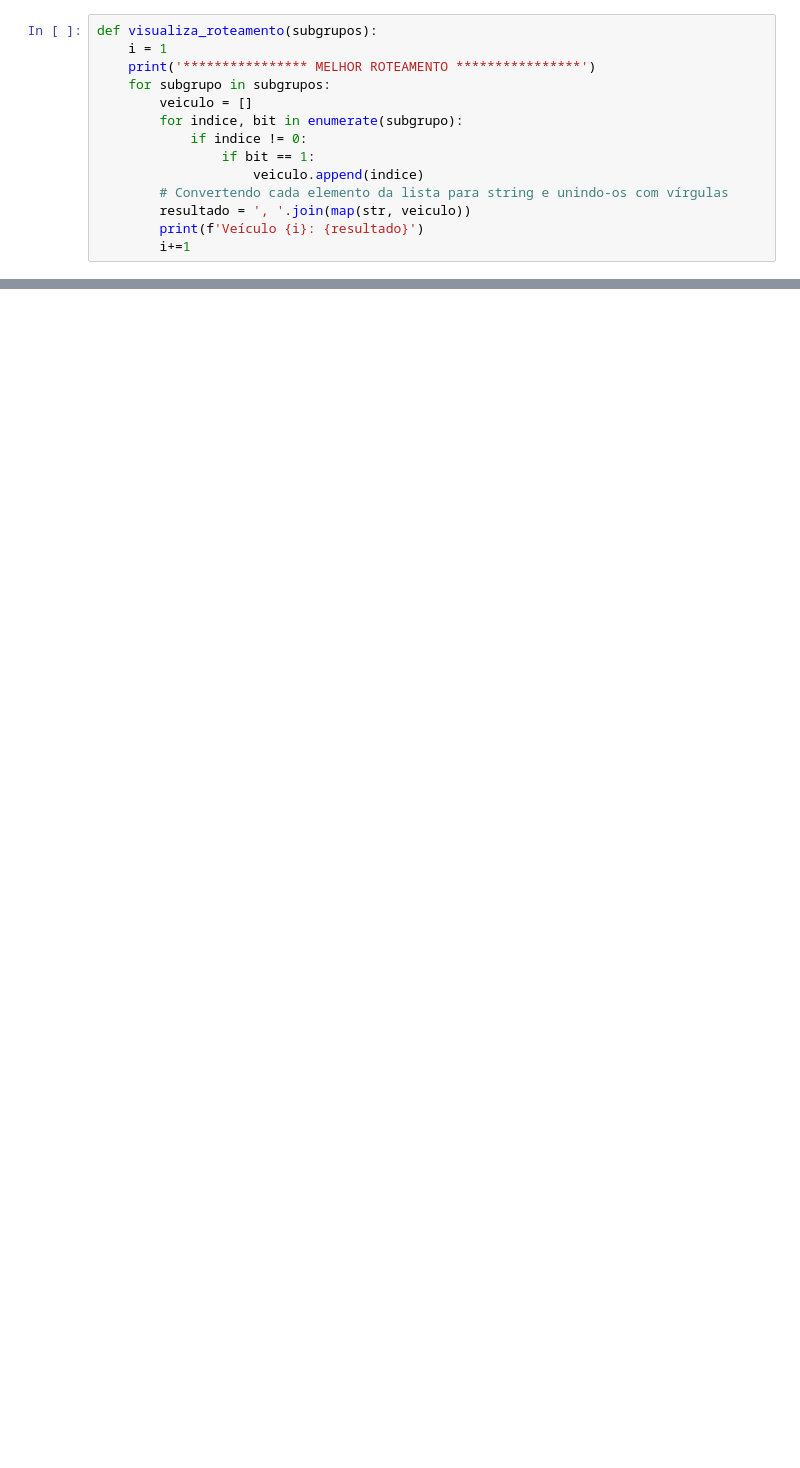
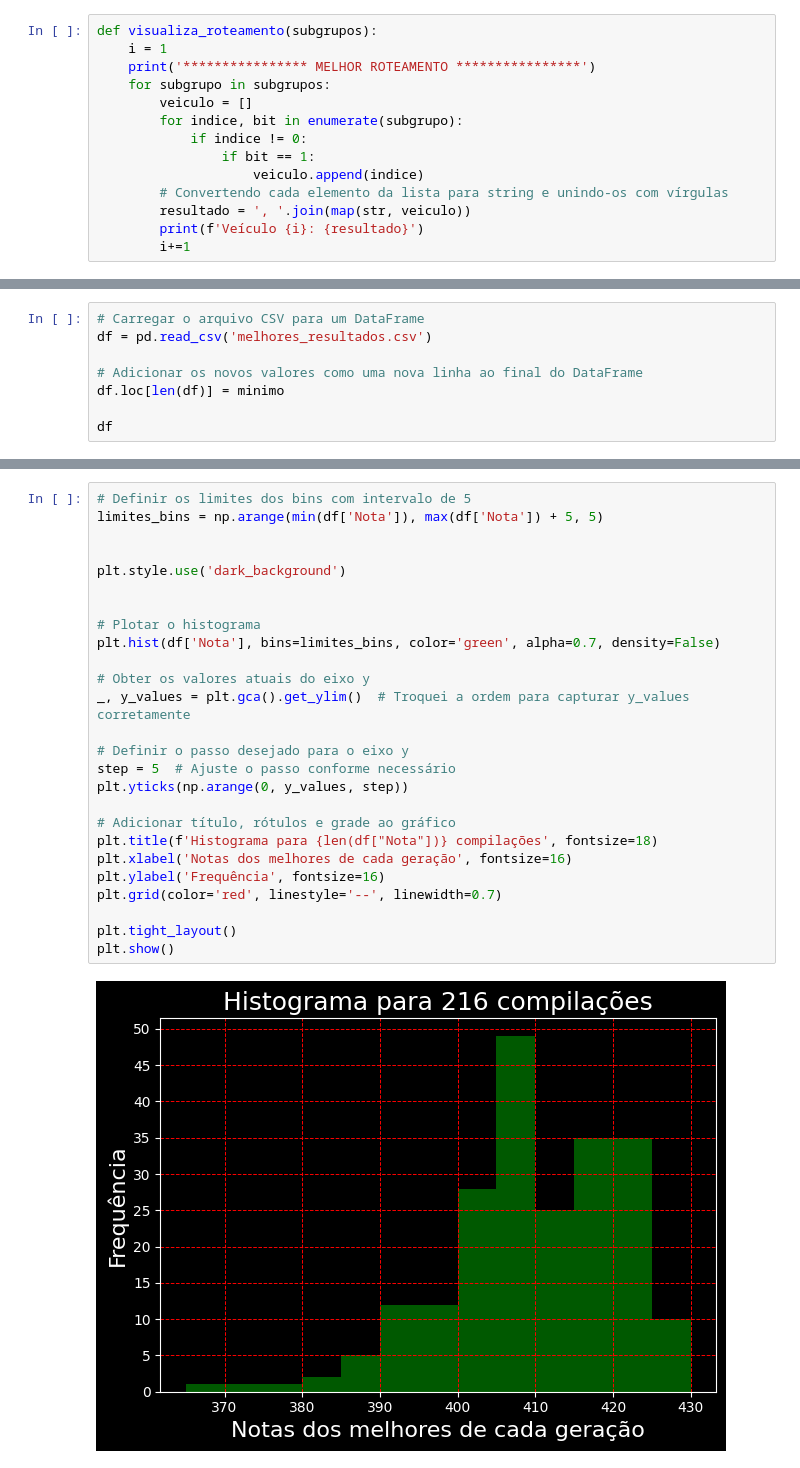
Before and after one commit to Tainann/PORTFOLIO, a Jupyter notebook: Projeto 13 - Algoritmo da Seleção Clonal para roteamento de veículos/roteamento_veiculos.ipynb, the cells around one changed output, grey strips where cells are left out. Cells and saved outputs as stored; diff of their text form; blank space fills up the shorter version.

```diff
--- a/Projeto 13 - Algoritmo da Seleção Clonal para roteamento de veículos/roteamento_veiculos.ipynb
+++ b/Projeto 13 - Algoritmo da Seleção Clonal para roteamento de veículos/roteamento_veiculos.ipynb
@@ -495,0 +505,8 @@ Veículo 4: 2, 3, 5, 7, 8
+# %%
+# Carregar o arquivo CSV para um DataFrame
+df = pd.read_csv('melhores_resultados.csv')
+
+# Adicionar os novos valores como uma nova linha ao final do DataFrame
+df.loc[len(df)] = minimo
+
+df
@@ -495,0 +527,28 @@ Veículo 4: 2, 3, 5, 7, 8
+# %%
+# Definir os limites dos bins com intervalo de 5
+limites_bins = np.arange(min(df['Nota']), max(df['Nota']) + 5, 5)
+
+
+plt.style.use('dark_background')
+
+
+# Plotar o histograma
+plt.hist(df['Nota'], bins=limites_bins, color='green', alpha=0.7, density=False)
+
+# Obter os valores atuais do eixo y
+_, y_values = plt.gca().get_ylim()  # Troquei a ordem para capturar y_values corretamente
+
+# Definir o passo desejado para o eixo y
+step = 5  # Ajuste o passo conforme necessário
+plt.yticks(np.arange(0, y_values, step))
+
+# Adicionar título, rótulos e grade ao gráfico
+plt.title(f'Histograma para {len(df["Nota"])} compilações', fontsize=18)
+plt.xlabel('Notas dos melhores de cada geração', fontsize=16)
+plt.ylabel('Frequência', fontsize=16)
+plt.grid(color='red', linestyle='--', linewidth=0.7)
+
+plt.tight_layout()
+plt.show()
+# %% [output]
+[figure, added]
```
Also changed, not shown: parts of 18 cells of this notebook, 2 other files.
